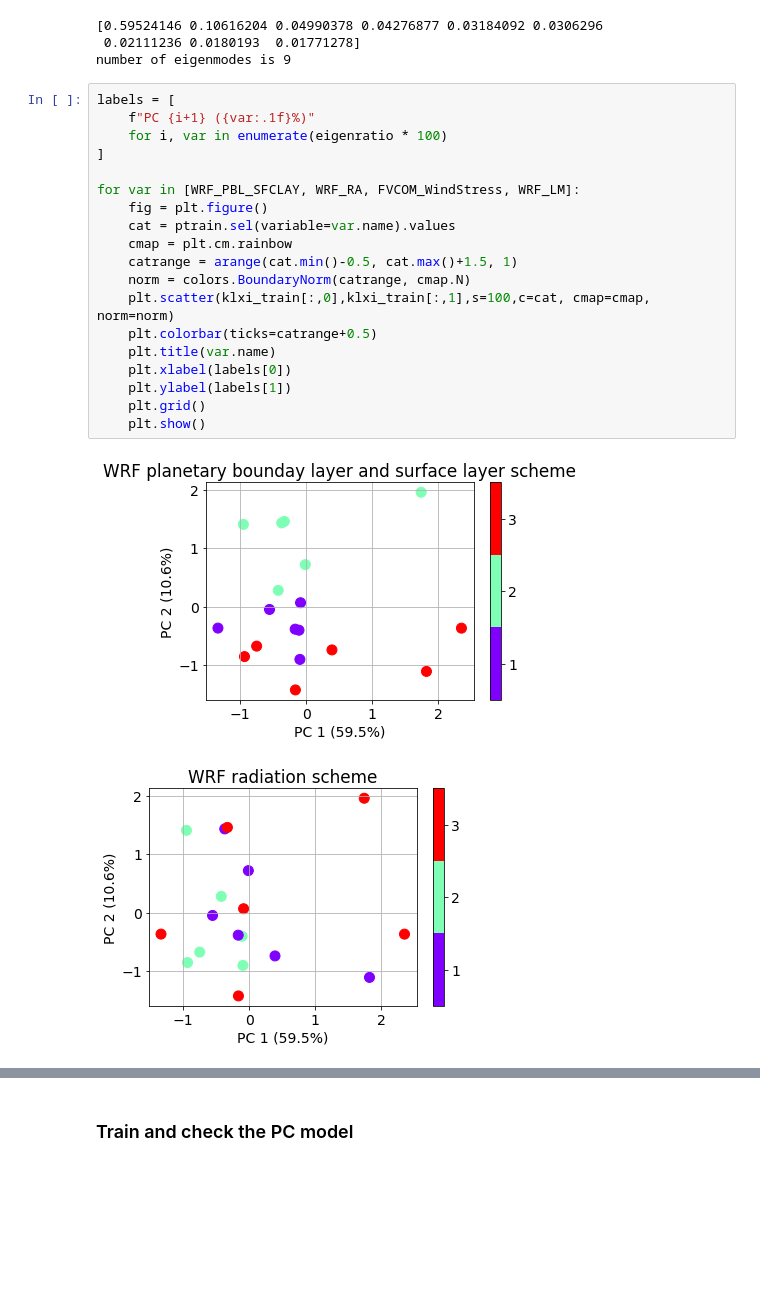
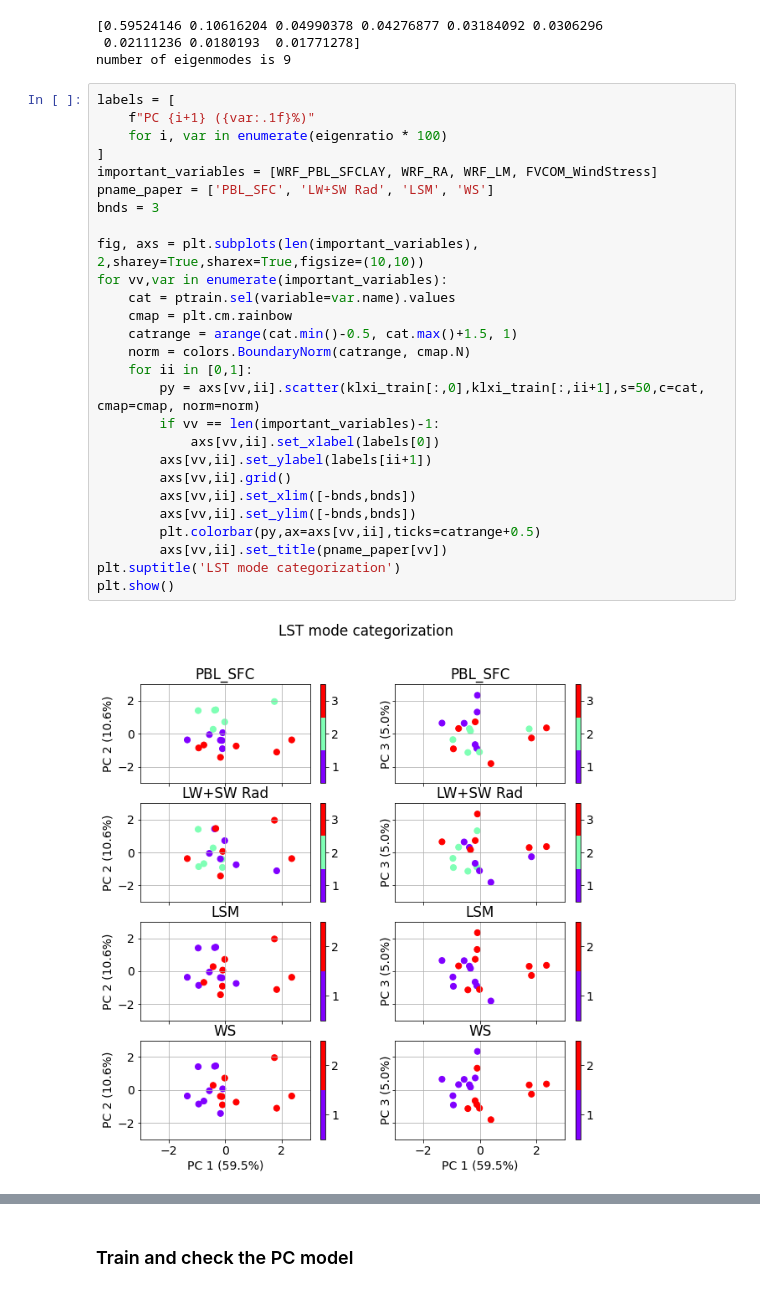
Before and after one commit to WPringle/GreatLakes_CoupledModelUQ, a Jupyter notebook: workflow/daily_global_LST_surrogate_analysis.ipynb, the cells around one changed output, grey strips where cells are left out. Saved outputs shown, nothing was run; the diff lists cells and outputs as text; blank space fills up the shorter version.

```diff
--- a/workflow/daily_global_LST_surrogate_analysis.ipynb
+++ b/workflow/daily_global_LST_surrogate_analysis.ipynb
@@ -252,22 +254,29 @@ number of eigenmodes is 9
 # %%
 labels = [
     f"PC {i+1} ({var:.1f}%)"
     for i, var in enumerate(eigenratio * 100)
 ]
+important_variables = [WRF_PBL_SFCLAY, WRF_RA, WRF_LM, FVCOM_WindStress]
+pname_paper = ['PBL_SFC', 'LW+SW Rad', 'LSM', 'WS']
+bnds = 3
 
-for var in [WRF_PBL_SFCLAY, WRF_RA, FVCOM_WindStress, WRF_LM]:
-    fig = plt.figure()
+fig, axs = plt.subplots(len(important_variables), 2,sharey=True,sharex=True,figsize=(10,10))
+for vv,var in enumerate(important_variables):
     cat = ptrain.sel(variable=var.name).values
     cmap = plt.cm.rainbow
     catrange = arange(cat.min()-0.5, cat.max()+1.5, 1)
     norm = colors.BoundaryNorm(catrange, cmap.N)
-    plt.scatter(klxi_train[:,0],klxi_train[:,1],s=100,c=cat, cmap=cmap, norm=norm)
-    plt.colorbar(ticks=catrange+0.5)
-    plt.title(var.name)
-    plt.xlabel(labels[0])
-    plt.ylabel(labels[1])
-    plt.grid()
-    plt.show()
+    for ii in [0,1]:
+        py = axs[vv,ii].scatter(klxi_train[:,0],klxi_train[:,ii+1],s=50,c=cat, cmap=cmap, norm=norm)
+        if vv == len(important_variables)-1:
+            axs[vv,ii].set_xlabel(labels[0])
+        axs[vv,ii].set_ylabel(labels[ii+1])
+        axs[vv,ii].grid()
+        axs[vv,ii].set_xlim([-bnds,bnds])
+        axs[vv,ii].set_ylim([-bnds,bnds])
+        plt.colorbar(py,ax=axs[vv,ii],ticks=catrange+0.5)
+        axs[vv,ii].set_title(pname_paper[vv])
+plt.suptitle('LST mode categorization')
+plt.show()
 # %% [output]
-[figure, old version]
+[figure, new version]
-[figure, removed]
```
Also changed, not shown: parts of 46 cells of this notebook, 3 other files.
